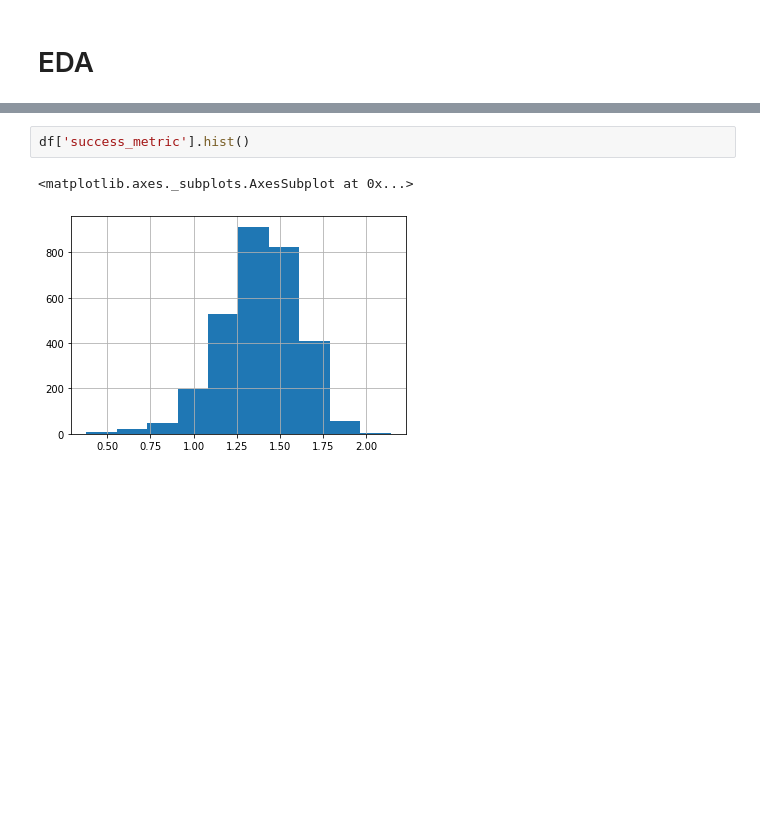
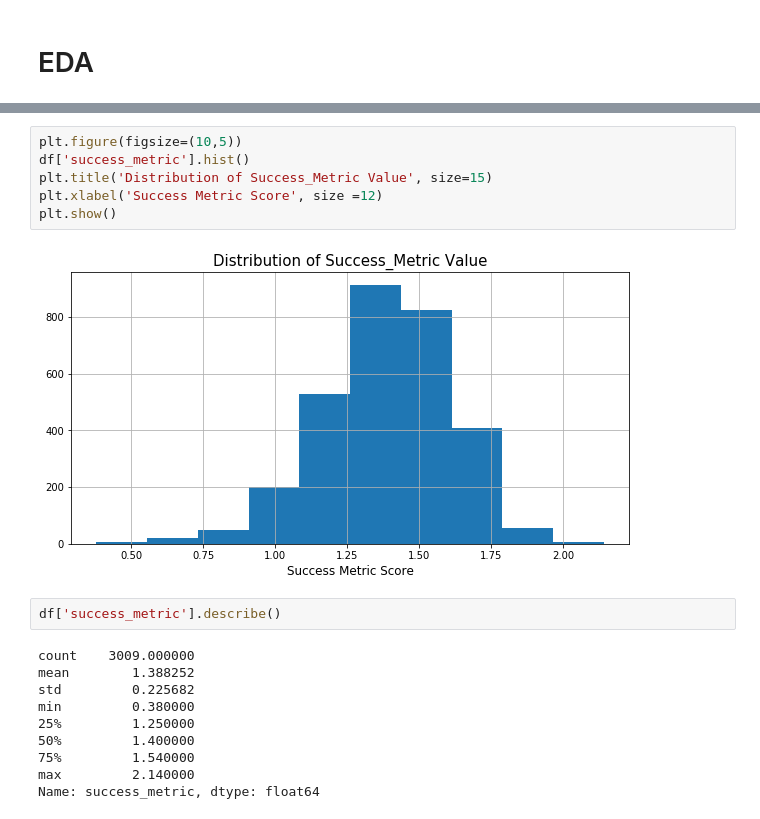
Before and after one commit to will4865/FlatironCapstoneProject, a Jupyter notebook: eda_and_cleaning.ipynb, the cells around one changed output, grey strips where cells are left out. Saved outputs shown, nothing was run; the diff lists cells and outputs as text; blank space fills up the shorter version.

```diff
--- a/eda_and_cleaning.ipynb
+++ b/eda_and_cleaning.ipynb
@@ -1150,8 +1150,23 @@ df.head()
 | 2 | Maleficent | 2014 | 180000000 | 241407328 | 758536735 | 578536735 | 3.21 | <font color="#808080">NARRATOR:</... | ... |
 | 3 | Thor: The Dark World | 2013 | 150000000 | 206362140 | 644602516 | 494602516 | 3.30 | <font color="#808080">ODIN:</font... | ... |
 | 4 | Pan | 2015 | 150000000 | 35088320 | 151525973 | 1525973 | 0.01 | PAN Translation and review by Ang... | ... |
+# %%
+plt.figure(figsize=(10,5))
+df['success_metric'].hist()
+plt.title('Distribution of Success_Metric Value', size=15)
+plt.xlabel('Success Metric Score', size =12)
+plt.show()
+# %% [output]
+[figure, added]
 # %%
-df['success_metric'].hist()
+df['success_metric'].describe()
 # %% [output]
-<matplotlib.axes._subplots.AxesSubplot at 0x...>
+count    3009.000000
+mean        1.388252
+std         0.225682
+min         0.380000
+25%         1.250000
+50%         1.400000
+75%         1.540000
+max         2.140000
+Name: success_metric, dtype: float64
-[figure, removed]
```
Also changed, not shown: parts of 2 cells of this notebook.
